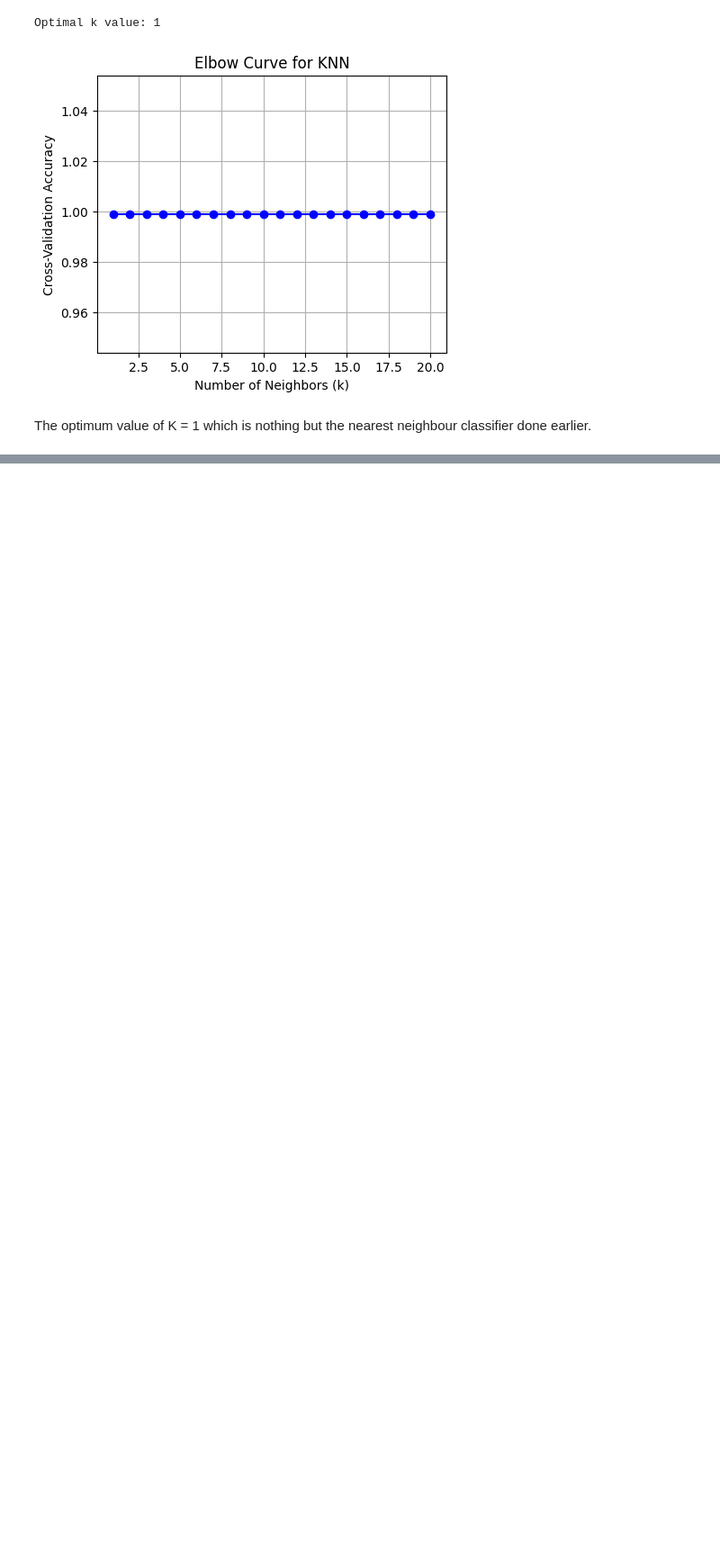
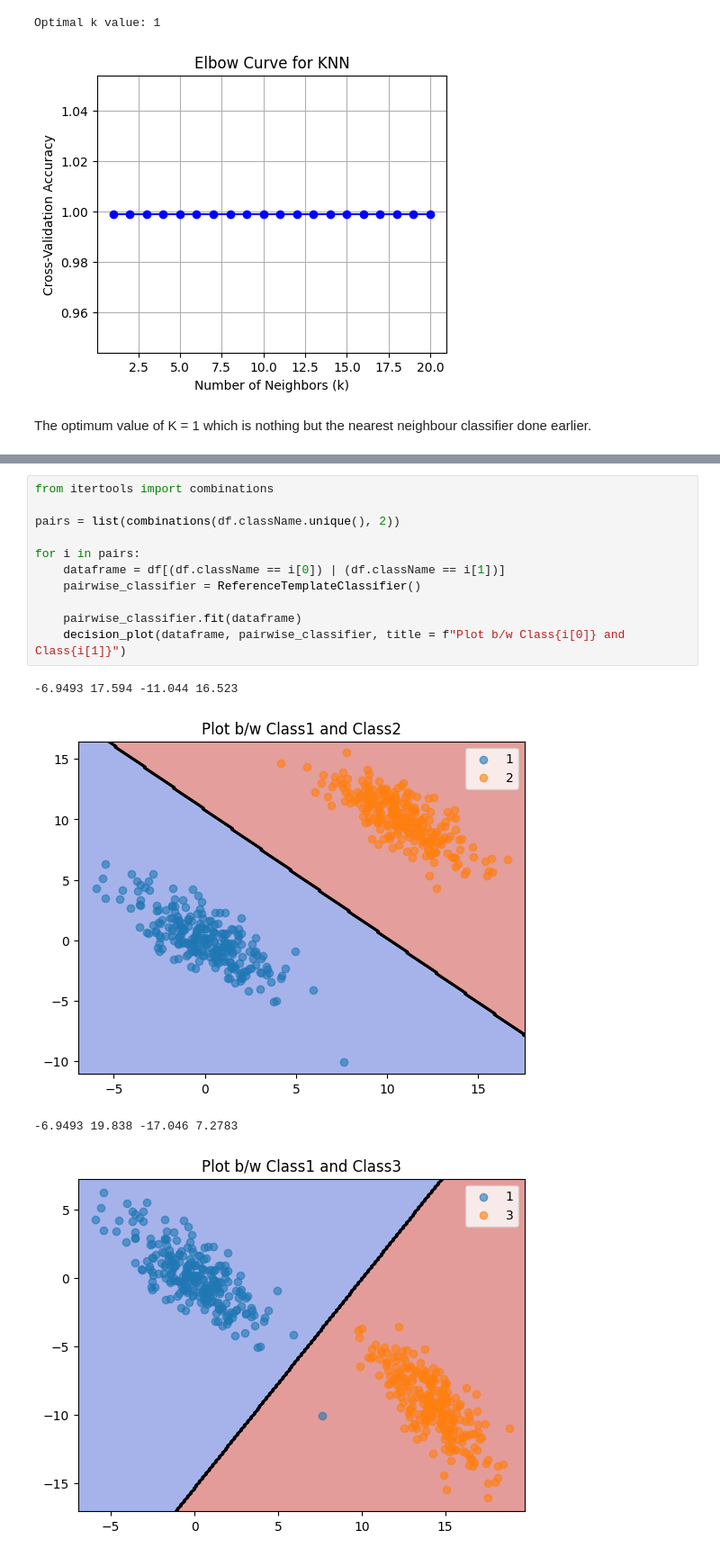
Before and after one commit to amankushwaha25/CS401-IML-Assignment, a Jupyter notebook: LinearSeparable.ipynb, the cells around one changed output, grey strips where cells are left out. Shown at 90% size. Saved outputs shown, nothing was run; the diff lists cells and outputs as text; blank space fills up the shorter version.

```diff
--- a/LinearSeparable.ipynb
+++ b/LinearSeparable.ipynb
@@ -265,0 +318,16 @@ which is nothing but the nearest neighbour classifier done earlier.
+# %%
+from itertools import combinations
+
+pairs = list(combinations(df.className.unique(), 2))
+
+for i in pairs:
+    dataframe = df[(df.className == i[0]) | (df.className == i[1])]
+    pairwise_classifier = ReferenceTemplateClassifier()
+
+    pairwise_classifier.fit(dataframe)
+    decision_plot(dataframe, pairwise_classifier, title = f"Plot b/w Class{i[0]} and Class{i[1]}")
+# %% [output]
+-6.9493 17.594 -11.044 16.523
+[figure, added]
+-6.9493 19.838 -17.046 7.2783
+[figure, added]
```
Also changed, not shown: parts of 13 cells of this notebook, 2 other files.
